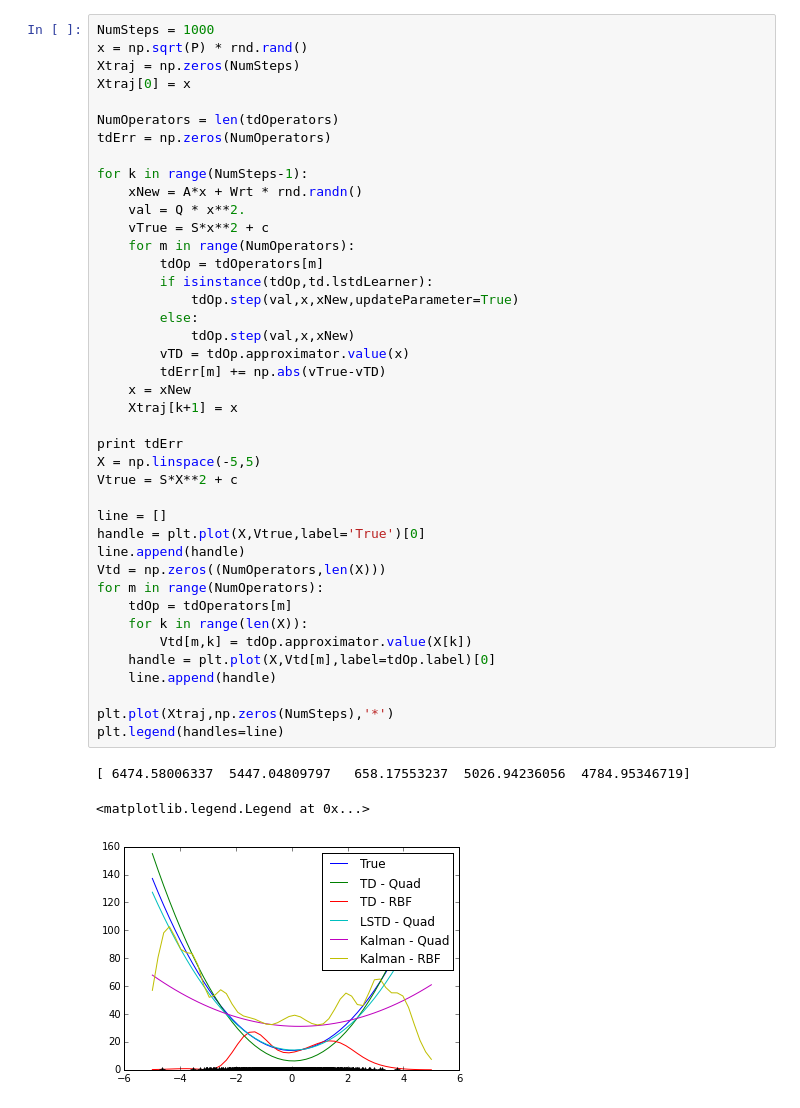
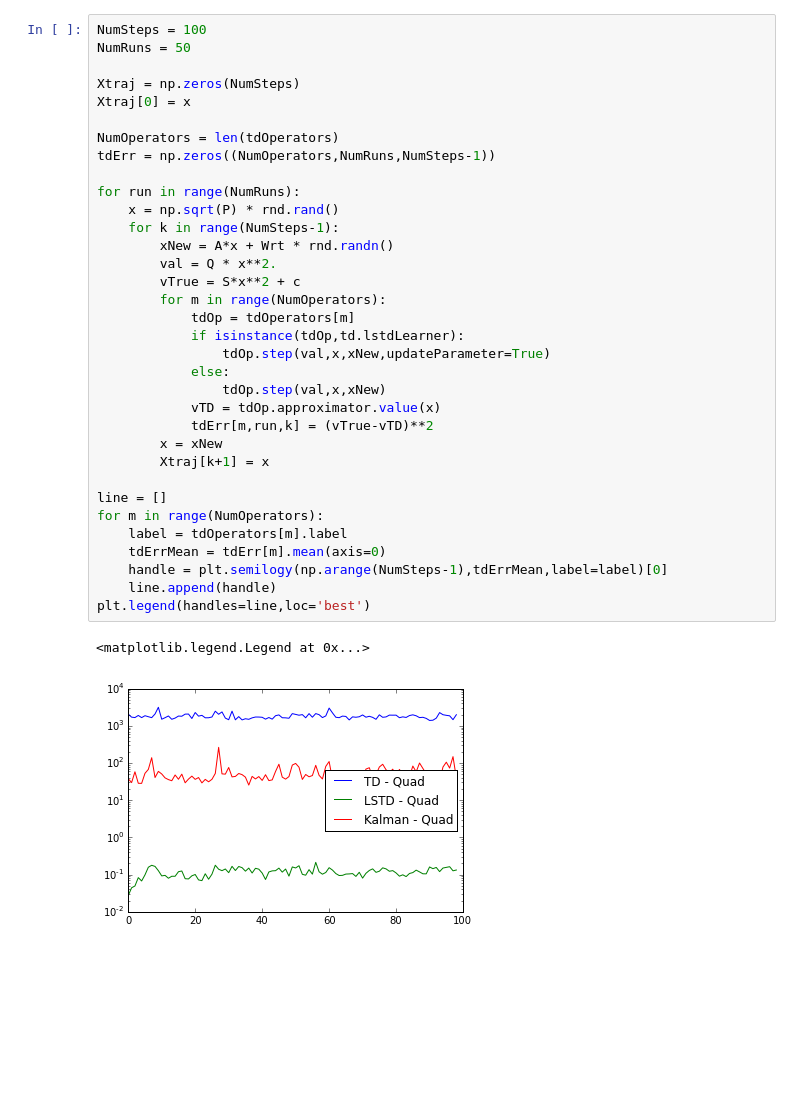
Before and after one commit to HRClab/SimInterface, a Jupyter notebook: testTemporalDifference.ipynb, the cells around one changed output. Drawn from its saved outputs; the diff is of its cells as text; blank space fills up the shorter version.

```diff
--- a/testTemporalDifference.ipynb
+++ b/testTemporalDifference.ipynb
@@ -82,47 +92,39 @@ tdOperators.append(kalmanRBF)
 S = Q / (1.-gamma*A**2)
 c = gamma*S*W/(1.-gamma)
 # %%
-NumSteps = 1000
-x = np.sqrt(P) * rnd.rand()
+NumSteps = 100
+NumRuns = 50
+
 Xtraj = np.zeros(NumSteps)
 Xtraj[0] = x
 
 NumOperators = len(tdOperators)
-tdErr = np.zeros(NumOperators)
+tdErr = np.zeros((NumOperators,NumRuns,NumSteps-1))
 
-for k in range(NumSteps-1):
-    xNew = A*x + Wrt * rnd.randn()
-    val = Q * x**2.
-    vTrue = S*x**2 + c
-    for m in range(NumOperators):
-        tdOp = tdOperators[m]
-        if isinstance(tdOp,td.lstdLearner):
-            tdOp.step(val,x,xNew,updateParameter=True)
-        else:
-            tdOp.step(val,x,xNew)
-        vTD = tdOp.approximator.value(x)
-        tdErr[m] += np.abs(vTrue-vTD)
-    x = xNew
-    Xtraj[k+1] = x
-
-print tdErr
-X = np.linspace(-5,5)
-Vtrue = S*X**2 + c
+for run in range(NumRuns):
+    x = np.sqrt(P) * rnd.rand()
+    for k in range(NumSteps-1):
+        xNew = A*x + Wrt * rnd.randn()
+        val = Q * x**2.
+        vTrue = S*x**2 + c
+        for m in range(NumOperators):
+            tdOp = tdOperators[m]
+            if isinstance(tdOp,td.lstdLearner):
+                tdOp.step(val,x,xNew,updateParameter=True)
+            else:
+                tdOp.step(val,x,xNew)
+            vTD = tdOp.approximator.value(x)
+            tdErr[m,run,k] = (vTrue-vTD)**2
+        x = xNew
+        Xtraj[k+1] = x
 
 line = []
-handle = plt.plot(X,Vtrue,label='True')[0]
-line.append(handle)
-Vtd = np.zeros((NumOperators,len(X)))
 for m in range(NumOperators):
-    tdOp = tdOperators[m]
-    for k in range(len(X)):
-        Vtd[m,k] = tdOp.approximator.value(X[k])
-    handle = plt.plot(X,Vtd[m],label=tdOp.label)[0]
+    label = tdOperators[m].label
+    tdErrMean = tdErr[m].mean(axis=0)
+    handle = plt.semilogy(np.arange(NumSteps-1),tdErrMean,label=label)[0]
     line.append(handle)
-
-plt.plot(Xtraj,np.zeros(NumSteps),'*')
-plt.legend(handles=line)
+plt.legend(handles=line,loc='best')
 # %% [output]
-[ 6474.58006337  5447.04809797   658.17553237  5026.94236056  4784.95346719]
+<matplotlib.legend.Legend at 0x...>
-<matplotlib.legend.Legend at 0x...>
-[figure, old version]
+[figure, new version]
```
Also changed, not shown: parts of 4 cells of this notebook, 1 other file.
